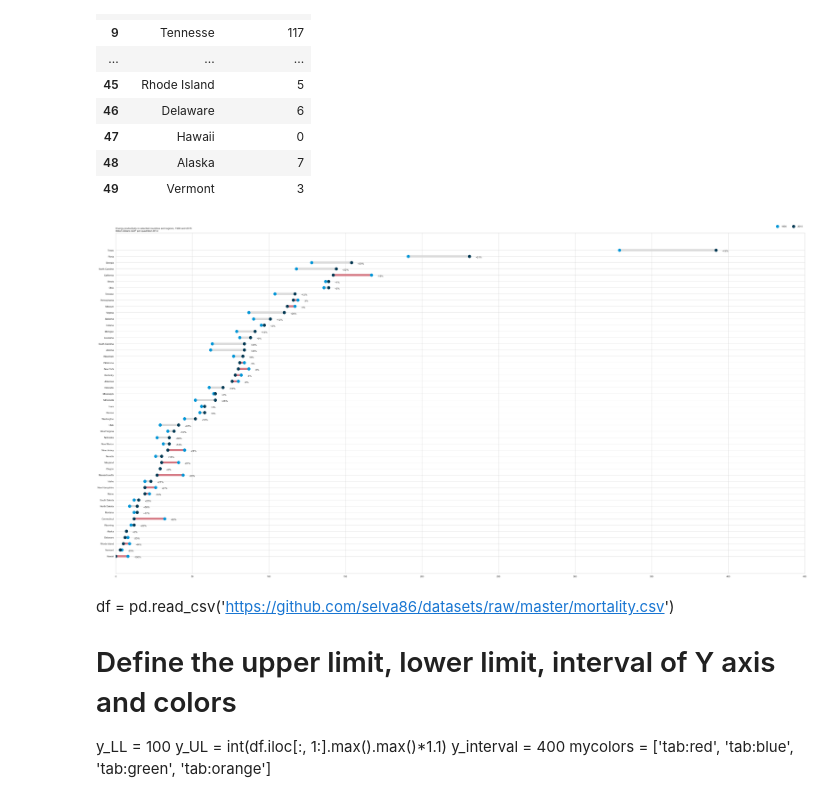
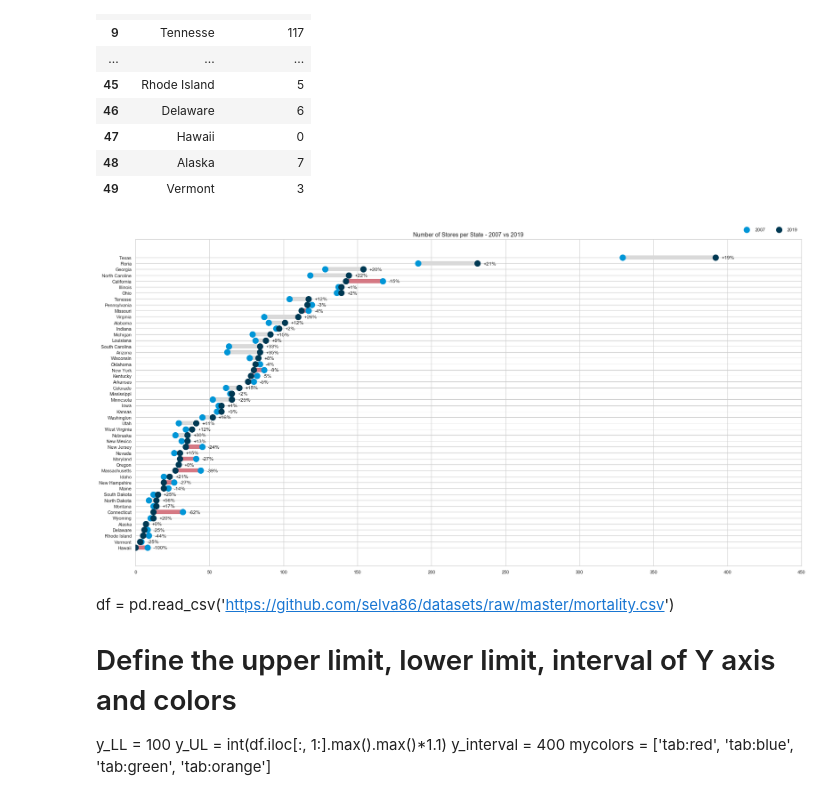
Before and after one commit to raphxcha/Open-data-project, a Jupyter notebook: WalmartOpenDataProject.ipynb, the cells around one changed output. Cells and saved outputs as stored; diff of their text form; code cells hidden in the pictures.

```diff
--- a/WalmartOpenDataProject.ipynb
+++ b/WalmartOpenDataProject.ipynb
@@ -549,7 +519,7 @@ import seaborn as sns
 import io
 sns.set(style="whitegrid")  # set style
 
-data = io.StringIO(""""Country"  1990  2015
+data = io.StringIO(""""State"  2007  2019
 "Texas" 329 392
 "Floria" 191 231
 "California" 167 142
@@ -588,43 +558,43 @@ data = io.StringIO(""""Country"  1990  2015
 "Utah" 29 41
 "Nebraska" 27 35
 "Nevada" 26 30
 "New Hampshire" 26 19
 "Maine" 22 19
 "Idaho" 19 23
 "Montana" 12 14
 "South Dakota" 12 15
 "Wyoming" 10 12
 "North Dakota" 9 14
 "Rhode Island" 9 5
 "Delaware" 8 6
 "Hawaii" 8 0
 "Alaska" 7 7
 "Vermont" 4 3""")
 
 df = pd.read_csv(data, sep="\s+", quotechar='"')
-df = df.set_index("Country").sort_values("2015")
-df["change"] = df["2015"] / df["1990"] - 1
+df = df.set_index("State").sort_values("2019")
+df["change"] = df["2019"] / df["2007"] - 1
 
 
-plt.figure(figsize=(48,24))
+plt.figure(figsize=(24, 12))
 y_range = np.arange(1, len(df.index) + 1)
-colors = np.where(df['2015'] > df['1990'], '#d9d9d9', '#d57883')
-plt.hlines(y=y_range, xmin=df['1990'], xmax=df['2015'],
+colors = np.where(df['2019'] > df['2007'], '#d9d9d9', '#d57883')
+plt.hlines(y=y_range, xmin=df['2007'], xmax=df['2019'],
            color=colors, lw=10)
-plt.scatter(df['1990'], y_range, color='#0096d7', s=200, label='1990', zorder=3)
-plt.scatter(df['2015'], y_range, color='#003953', s=200 , label='2015', zorder=3)
+plt.scatter(df['2007'], y_range, color='#0096d7', s=200, label='2007', zorder=3)
+plt.scatter(df['2019'], y_range, color='#003953', s=200 , label='2019', zorder=3)
 for (_, row), y in zip(df.iterrows(), y_range):
-    plt.annotate(f"{row['change']:+.0%}", (max(row["1990"], row["2015"]) + 4, y - 0.25))
+    plt.annotate(f"{row['change']:+.0%}", (max(row["2007"], row["2019"]) + 4, y - 0.25))
 plt.legend(ncol=2, bbox_to_anchor=(1., 1.01), loc="lower right", frameon=False)
 
 plt.yticks(y_range, df.index)
-plt.title("Energy productivity in selected countries and regions, 1990 and 2015\nBillion dollars GDP per quadrillion BTU", loc='left')
+plt.title("Number of Stores per State - 2007 vs 2019", fontsize= 14)
 plt.xlim(0, 450)
 plt.gcf().subplots_adjust(left=0.35)
 plt.tight_layout()
 plt.show()
 # %% [output]
-[figure, old version]
+[figure, new version]
 # %% [markdown]
 df = pd.read_csv('https://github.com/selva86/datasets/raw/master/mortality.csv')
 
```
Also changed, not shown: parts of 12 cells of this notebook.
